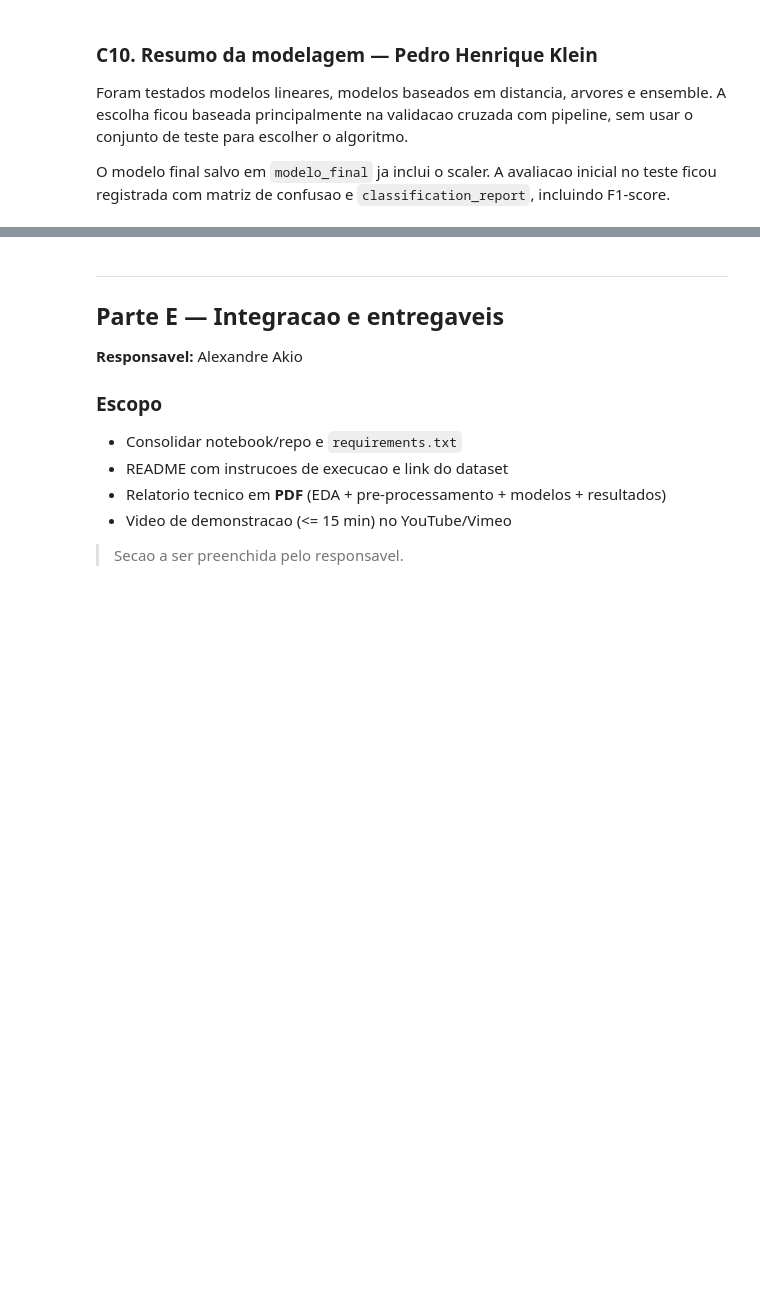
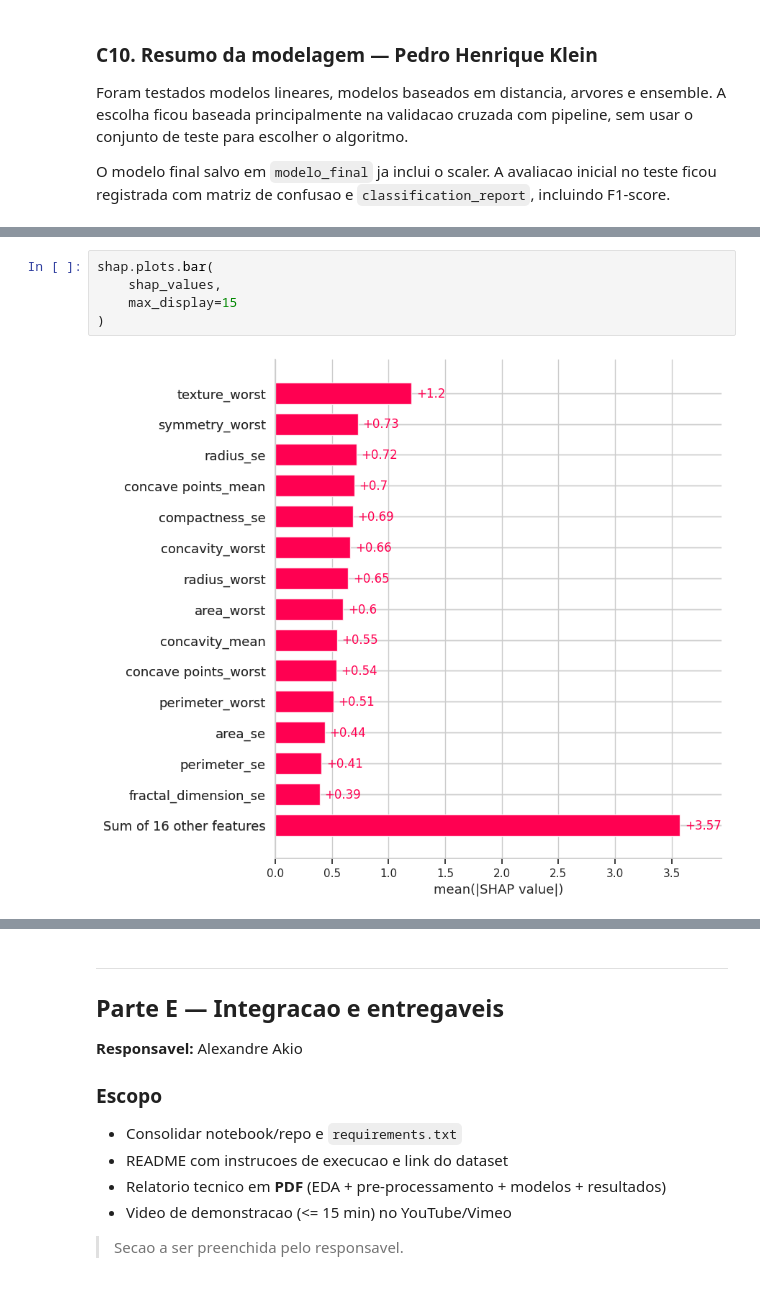
Before and after one commit to LuisEduardoOuroConrado/tech-challenge-fase1-g17, a Jupyter notebook: notebooks/01_pipeline_eda_preprocessamento.ipynb, the cells around one changed output, grey strips where cells are left out. Drawn from its saved outputs; the diff is of its cells as text; blank space fills up the shorter version.

```diff
--- a/notebooks/01_pipeline_eda_preprocessamento.ipynb
+++ b/notebooks/01_pipeline_eda_preprocessamento.ipynb
@@ -829,0 +1112,7 @@ O modelo final salvo em `modelo_final` ja inclui o scaler. A avaliacao inicial n
+# %%
+shap.plots.bar(
+    shap_values,
+    max_display=15
+)
+# %% [output]
+[figure, added]
```
Also changed, not shown: parts of 32 cells of this notebook.
